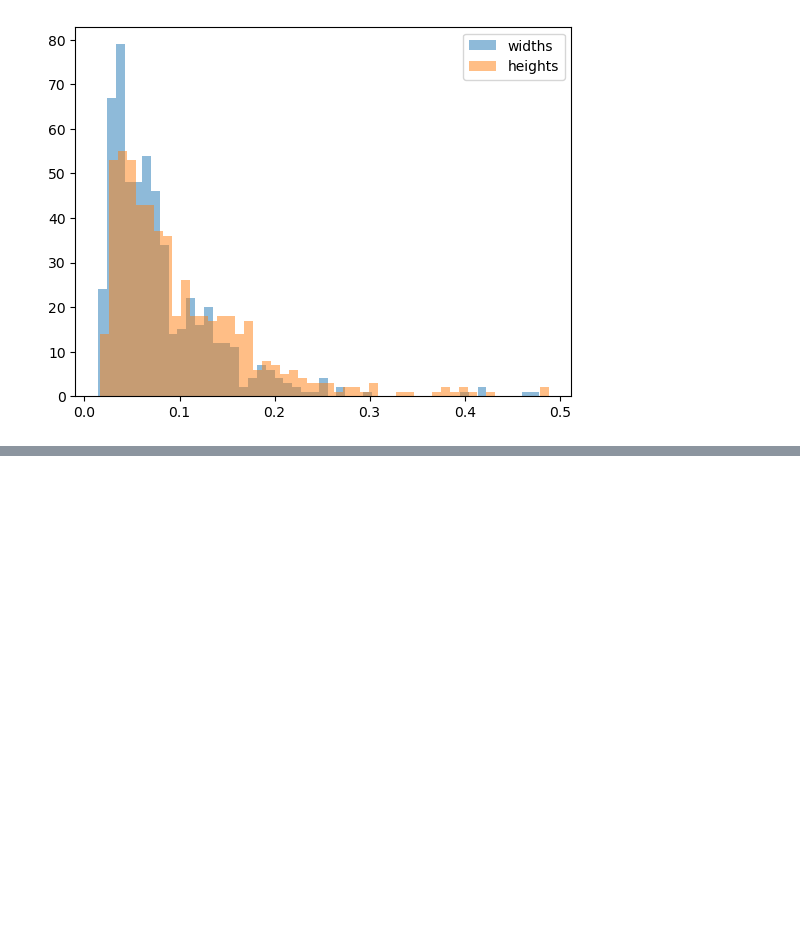
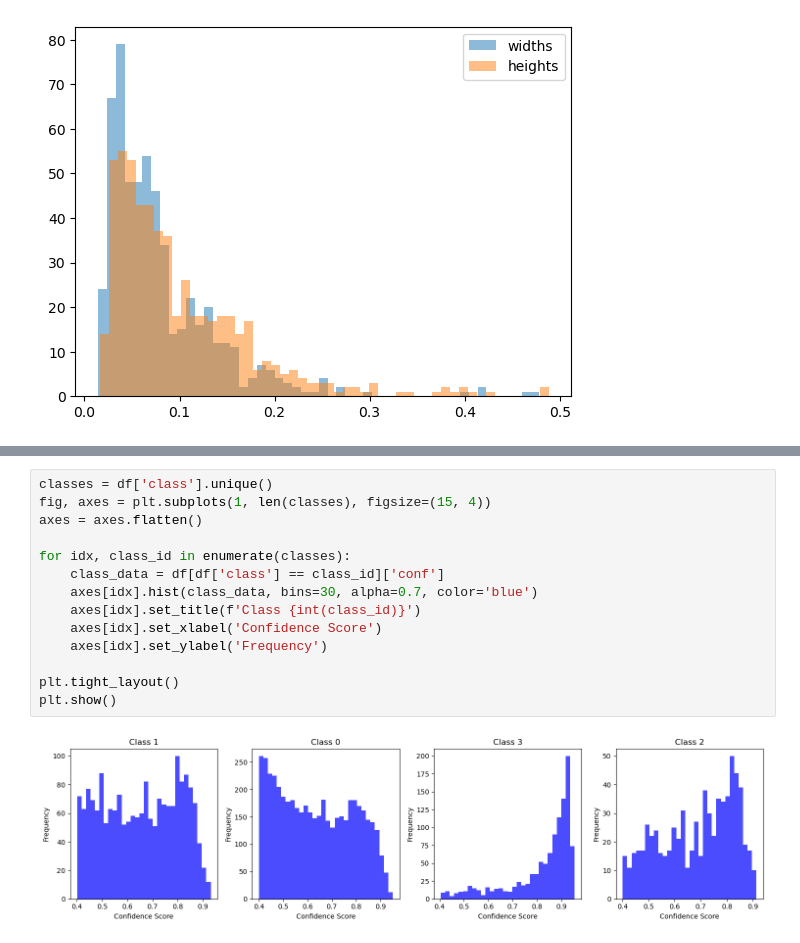
Before and after one commit to shubham-shinde/aircraft_fuselage_defect_detection, a Jupyter notebook: pseudo_datacheck.ipynb, the cells around one changed output, grey strips where cells are left out. Saved outputs shown, nothing was run; the diff lists cells and outputs as text; blank space fills up the shorter version.

```diff
--- a/pseudo_datacheck.ipynb
+++ b/pseudo_datacheck.ipynb
@@ -225,0 +303,16 @@ plt.legend()
+# %%
+classes = df['class'].unique()
+fig, axes = plt.subplots(1, len(classes), figsize=(15, 4))
+axes = axes.flatten()
+
+for idx, class_id in enumerate(classes):
+    class_data = df[df['class'] == class_id]['conf']
+    axes[idx].hist(class_data, bins=30, alpha=0.7, color='blue')
+    axes[idx].set_title(f'Class {int(class_id)}')
+    axes[idx].set_xlabel('Confidence Score')
+    axes[idx].set_ylabel('Frequency')
+
+plt.tight_layout()
+plt.show()
+# %% [output]
+[figure, added]
```
Also changed, not shown: parts of 9 cells of this notebook, 58 other files.
